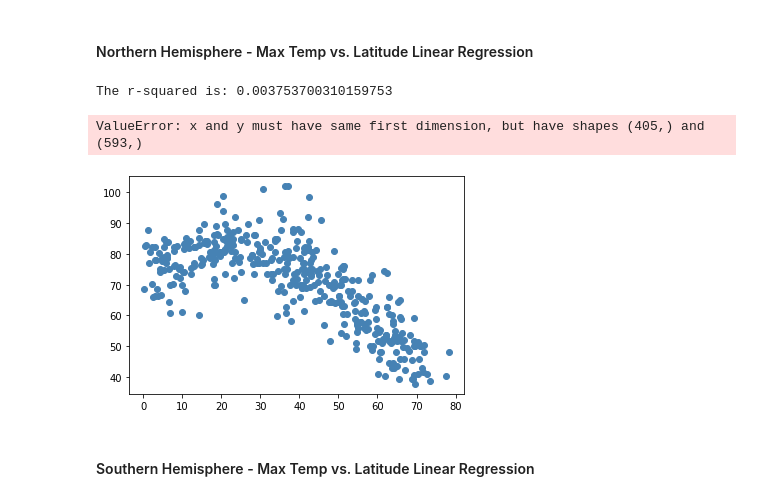
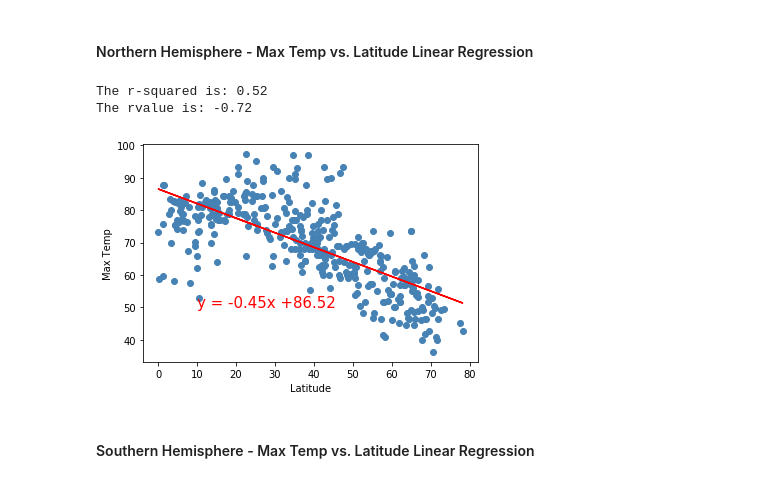
Before and after one commit to tawnynichols/python-api-challenge, a Jupyter notebook: WeatherPy/WeatherPy.ipynb, the cells around one changed output. Drawn from its saved outputs; the diff is of its cells as text; code cells hidden in the pictures.

Commit message:
Update outputs

```diff
--- a/WeatherPy/WeatherPy.ipynb
+++ b/WeatherPy/WeatherPy.ipynb
@@ -311,33 +314,37 @@ southern_hemisphere = plot_data.loc[plot_data['Lat'] < 0]
 # %% [markdown]
 ####  Northern Hemisphere - Max Temp vs. Latitude Linear Regression
 # %%
+# Create x and y axis
+x_axis = northern_hemisphere["Lat"]
+y_axis = northern_hemisphere["Max Temp"]
+
 # Create a function to create Linear Regression plots
-(slope, intercept, rvalue, pvalue, stderr) = linregress(x_axis, y_axis)
+(slope, intercept, rvalue, pvalue, stderr) = stats.linregress(x_axis, y_axis)
 
 # Get regression values
 regress_values = x_axis * slope + intercept
 
 # Create line equation string
 line_eq = "y = " + str(round(slope,2)) + "x +" + str(round(intercept,2))
 
+# Print values for easy reading
+print(f'The r-squared is: {round(rvalue**2,2)}')
+print(f'The rvalue is: {round(rvalue,2)}')
+
 # Create Plot
-x_axis = northern_hemisphere["Lat"]
-y_axis = northern_hemisphere["Max Temp"]
-
-print(f'The r-squared is: {rvalue**2}')
-
 fig, ax = plt.subplots()
 ax.scatter(x_axis,y_axis, c='steelblue')
 plt.plot(x_axis, regress_values, "r-")
 plt.annotate(line_eq,(10,50),fontsize=15,color="red")
 plt.xlabel('Latitude')
 plt.ylabel('Max Temp')
 plt.show()
-# plt.savefig("output_data\North_Temp.png")
+
+fig.savefig("output_data/North_Temp.png")   # save the figure to file
 # %% [output]
-The r-squared is: 0.003753700310159753
+The r-squared is: 0.52
+The rvalue is: -0.72
-ValueError: x and y must have same first dimension, but have shapes (405,) and (593,)
-[figure, old version]
+[figure, new version]
 # %% [markdown]
 ####  Southern Hemisphere - Max Temp vs. Latitude Linear Regression
 # %%
```
Also changed, not shown: parts of 19 cells of this notebook, 14 other files.
